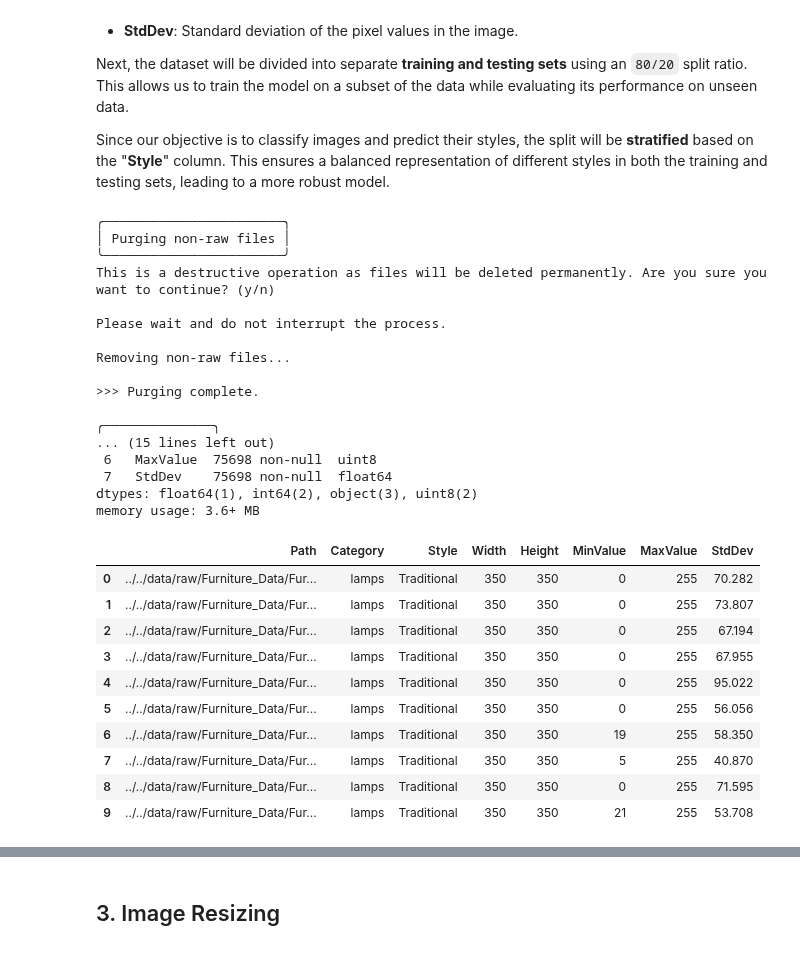
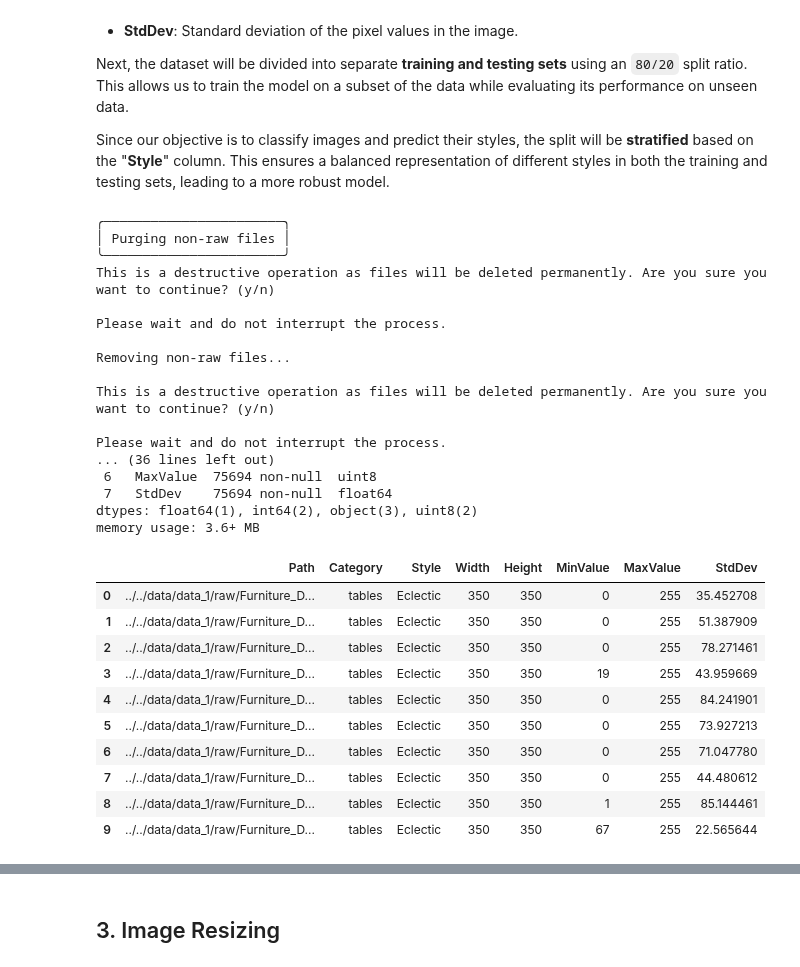
Before and after one commit to Mudoker/furniture-recognition-model, a Jupyter notebook: notebooks/data_analysis/data_preprocessing.ipynb, the cells around one changed output, grey strips where cells are left out. Saved outputs shown, nothing was run; the diff lists cells and outputs as text; code cells hidden in the pictures.

```diff
--- a/notebooks/data_analysis/data_preprocessing.ipynb
+++ b/notebooks/data_analysis/data_preprocessing.ipynb
@@ -56,6 +56,9 @@ from scripts.utils import Utils
 # Ignore future warnings as they are not applicable at the moment
 warnings.simplefilter(action="ignore", category=FutureWarning)
 Utils.import_modules()
+
+leon = leon.Leon()
+styler = styler.Styler()
 # %% [output]
 >>> os imported
 >>> sys imported
@@ -74,9 +77,11 @@ Utils.import_modules()
 # %%
 # Define the base directory path
 BASE_PATH = const.COLAB_PATH if const.IS_COLAB else const.LOCAL_PATH
-RAW_DIR = f"{BASE_PATH}/{const.RAW_DATA_DIR}"
+RAW_DIR_1 = f"{BASE_PATH}/{const.DATA_DIRT}/{const.RAW_DATA_DIR_1}"
+RAW_DIR_2 = f"{BASE_PATH}/{const.DATA_DIRT}/{const.RAW_DATA_DIR_2}"
 
 print ("Base configuration loaded successfully!")
-print ("Raw data directory: ", RAW_DIR)
+print ("Raw dataset 1 directory: ", RAW_DIR_1)
+print ("Raw dataset 2 directory: ", RAW_DIR_2)
 # %% [output]
 Base configuration loaded successfully!
@@ -156,19 +163,23 @@ Next, the dataset will be divided into separate **training and testing sets** us
 Since our objective is to classify images and predict their styles, the split will be **stratified** based on the "**Style**" column. This ensures a balanced representation of different styles in both the training and testing sets, leading to a more robust model.
 # %%
 # Get the paths of all images within the raw directory
-image_paths = leon.get_image_paths(raw_dir)
+image_paths_1 = leon.get_image_paths(RAW_DIR_1)
+image_paths_2 = leon.get_image_paths(RAW_DIR_2)
 
 # Remove previously augmented images
 styler.boxify("Purging non-raw files")
-leon.remove_nonraw_files(image_paths)
+leon.remove_nonraw_files(image_paths_1)
+leon.remove_nonraw_files(image_paths_2)
 print(">>> Purging complete.\n")
 
 # Load the data
 styler.boxify("Loading data")
 print(">>> Data is being loaded... Please wait.\n")
-df = leon.load_data_frame(raw_dir)
+df_1 = leon.load_data_frame(RAW_DIR_1)
+df_2 = leon.load_data_frame(RAW_DIR_2)
 
-df.info()
+df_1.info()
+df_2.info()
 # %% [output]
 ╭───────────────────────╮
 │ Purging non-raw files │
@@ -179,26 +190,26 @@ Please wait and do not interrupt the process.
 
 Removing non-raw files...
 
->>> Purging complete.
+This is a destructive operation as files will be deleted permanently. Are you sure you want to continue? (y/n)
 
-╭──────────────╮
-... (15 lines left out)
- 6   MaxValue  75698 non-null  uint8
- 7   StdDev    75698 non-null  float64
+Please wait and do not interrupt the process.
+... (36 lines left out)
+ 6   MaxValue  75694 non-null  uint8
+ 7   StdDev    75694 non-null  float64
 dtypes: float64(1), int64(2), object(3), uint8(2)
 memory usage: 3.6+ MB
 # %%
 # Display the first few rows
-df.head(10)
+df_1.head(10)
 # %% [output]
 |  | Path | Category | Style | Width | Height | MinValue | MaxValue | StdDev |
-| 0 | ../../data/raw/Furniture_Data/Fur... | lamps | Traditional | 350 | 350 | 0 | 255 | 70.282 |
-| 1 | ../../data/raw/Furniture_Data/Fur... | lamps | Traditional | 350 | 350 | 0 | 255 | 73.807 |
-| 2 | ../../data/raw/Furniture_Data/Fur... | lamps | Traditional | 350 | 350 | 0 | 255 | 67.194 |
-| 3 | ../../data/raw/Furniture_Data/Fur... | lamps | Traditional | 350 | 350 | 0 | 255 | 67.955 |
-| 4 | ../../data/raw/Furniture_Data/Fur... | lamps | Traditional | 350 | 350 | 0 | 255 | 95.022 |
-| 5 | ../../data/raw/Furniture_Data/Fur... | lamps | Traditional | 350 | 350 | 0 | 255 | 56.056 |
-| 6 | ../../data/raw/Furniture_Data/Fur... | lamps | Traditional | 350 | 350 | 19 | 255 | 58.350 |
-| 7 | ../../data/raw/Furniture_Data/Fur... | lamps | Traditional | 350 | 350 | 5 | 255 | 40.870 |
-| 8 | ../../data/raw/Furniture_Data/Fur... | lamps | Traditional | 350 | 350 | 0 | 255 | 71.595 |
-| 9 | ../../data/raw/Furniture_Data/Fur... | lamps | Traditional | 350 | 350 | 21 | 255 | 53.708 |
+| 0 | ../../data/data_1/raw/Furniture_D... | tables | Eclectic | 350 | 350 | 0 | 255 | 35.452708 |
+| 1 | ../../data/data_1/raw/Furniture_D... | tables | Eclectic | 350 | 350 | 0 | 255 | 51.387909 |
+| 2 | ../../data/data_1/raw/Furniture_D... | tables | Eclectic | 350 | 350 | 0 | 255 | 78.271461 |
+| 3 | ../../data/data_1/raw/Furniture_D... | tables | Eclectic | 350 | 350 | 19 | 255 | 43.959669 |
+| 4 | ../../data/data_1/raw/Furniture_D... | tables | Eclectic | 350 | 350 | 0 | 255 | 84.241901 |
+| 5 | ../../data/data_1/raw/Furniture_D... | tables | Eclectic | 350 | 350 | 0 | 255 | 73.927213 |
+| 6 | ../../data/data_1/raw/Furniture_D... | tables | Eclectic | 350 | 350 | 0 | 255 | 71.047780 |
+| 7 | ../../data/data_1/raw/Furniture_D... | tables | Eclectic | 350 | 350 | 0 | 255 | 44.480612 |
+| 8 | ../../data/data_1/raw/Furniture_D... | tables | Eclectic | 350 | 350 | 1 | 255 | 85.144461 |
+| 9 | ../../data/data_1/raw/Furniture_D... | tables | Eclectic | 350 | 350 | 67 | 255 | 22.565644 |
```
Also changed, not shown: parts of 34 cells of this notebook, 13 other files.
